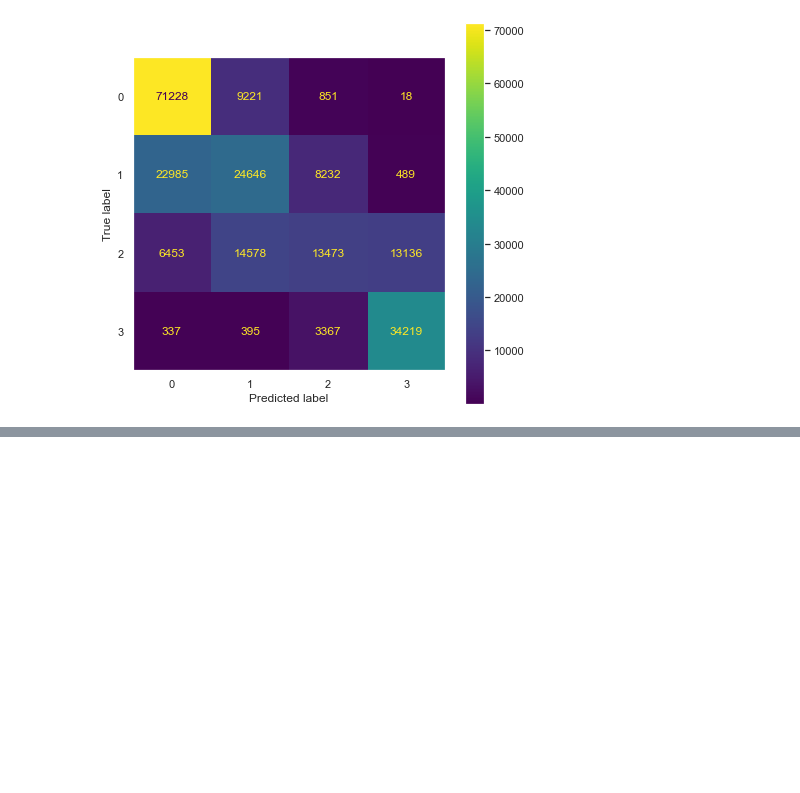
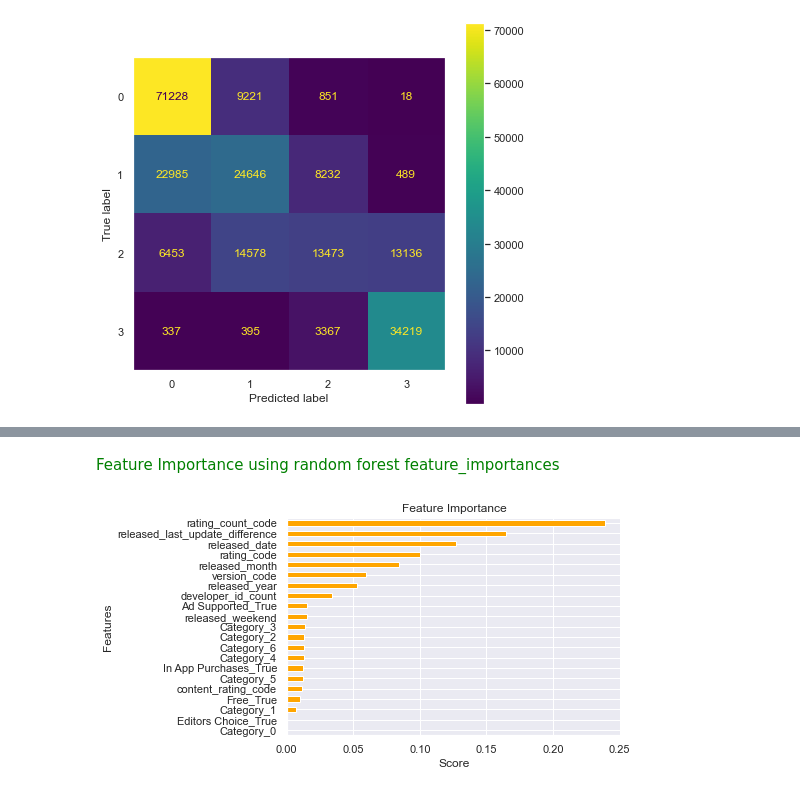
Before and after one commit to LiyanaRoslie/google-apps-ml, a Jupyter notebook: Playstore-ML.ipynb, the cells around one changed output, grey strips where cells are left out. Saved outputs shown, nothing was run; the diff lists cells and outputs as text; code cells hidden in the pictures; blank space fills up the shorter version.

```diff
--- a/Playstore-ML.ipynb
+++ b/Playstore-ML.ipynb
@@ -1235,0 +1247,10 @@ ROC AUC (One-vs-one): 0.8535465677715015
+# %% [markdown]
+<font color="green"> Feature Importance using random forest feature_importances </font>
+# %%
+sorted_rf_fi = rf_feature_importance_series.sort_values(axis=0, ascending=True,
+                   inplace=False)
+ax = sorted_rf_fi.plot(kind='barh', color='orange')
+ax.set(xlabel='Score', ylabel='Features', title="Feature Importance")
+plt.show()
+# %% [output]
+[figure, added]
```
Also changed, not shown: parts of 6 cells of this notebook.
